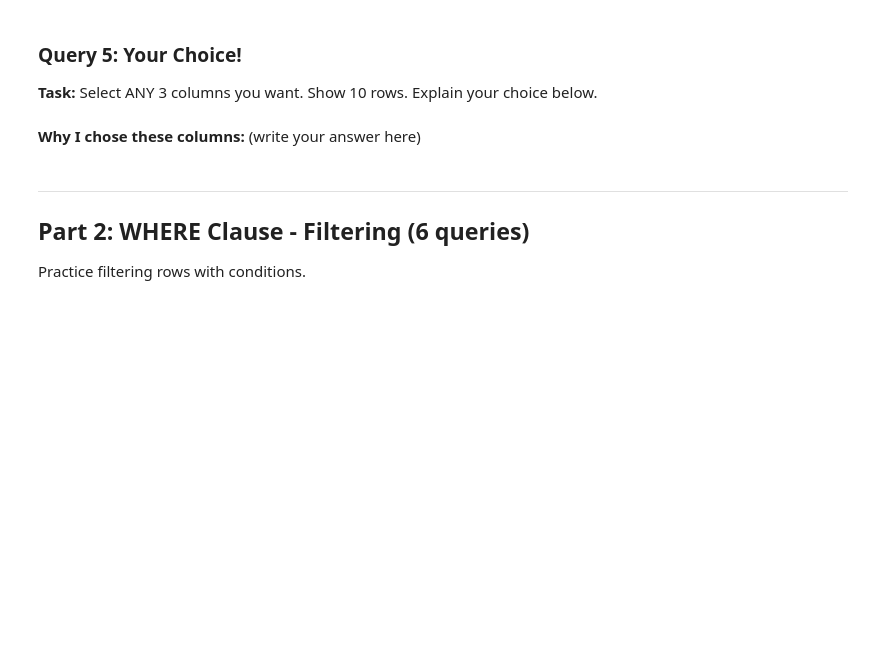
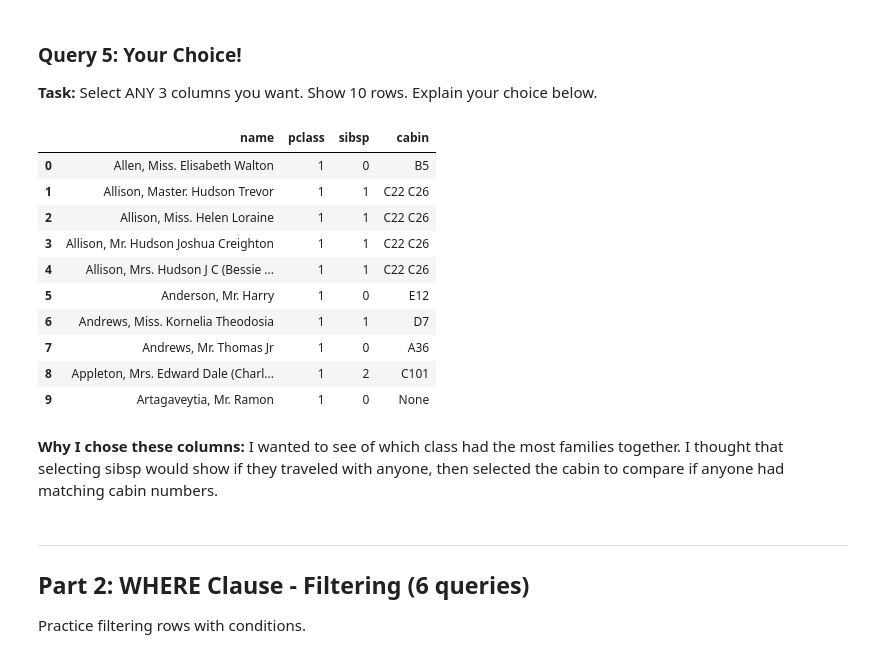
Before and after one commit to LSprecher27/databaseApplications, a Jupyter notebook: dbApps04/dbApps04Tasks.ipynb, the cells around one changed output. Drawn from its saved outputs; the diff is of its cells as text; code cells hidden in the pictures; blank space fills up the shorter version.

```diff
--- a/dbApps04/dbApps04Tasks.ipynb
+++ b/dbApps04/dbApps04Tasks.ipynb
@@ -111,13 +151,27 @@ display(result_4)
 # %%
 # TODO: Write your query
 query_5 = """
-
+SELECT Name, Pclass, sibsp, cabin
+FROM Passengers
+LIMIT 10
 """
 
 result_5 = pd.read_sql(query_5, conn)
 display(result_5)
+# %% [output]
+|  | name | pclass | sibsp | cabin |
+| 0 | Allen, Miss. Elisabeth Walton | 1 | 0 | B5 |
+| 1 | Allison, Master. Hudson Trevor | 1 | 1 | C22 C26 |
+| 2 | Allison, Miss. Helen Loraine | 1 | 1 | C22 C26 |
+| 3 | Allison, Mr. Hudson Joshua Creighton | 1 | 1 | C22 C26 |
+| 4 | Allison, Mrs. Hudson J C (Bessie ... | 1 | 1 | C22 C26 |
+| 5 | Anderson, Mr. Harry | 1 | 0 | E12 |
+| 6 | Andrews, Miss. Kornelia Theodosia | 1 | 1 | D7 |
+| 7 | Andrews, Mr. Thomas Jr | 1 | 0 | A36 |
+| 8 | Appleton, Mrs. Edward Dale (Charl... | 1 | 2 | C101 |
+| 9 | Artagaveytia, Mr. Ramon | 1 | 0 | None |
-# %% [markdown]
-**Why I chose these columns:** (write your answer here)
+# %% [markdown]
+**Why I chose these columns:** I wanted to see of which class had the most families together. I thought that selecting sibsp would show if they traveled with anyone, then selected the cabin to compare if anyone had matching cabin numbers.
 # %% [markdown]
 ---
 
```
Also changed, not shown: parts of 10 cells of this notebook.
